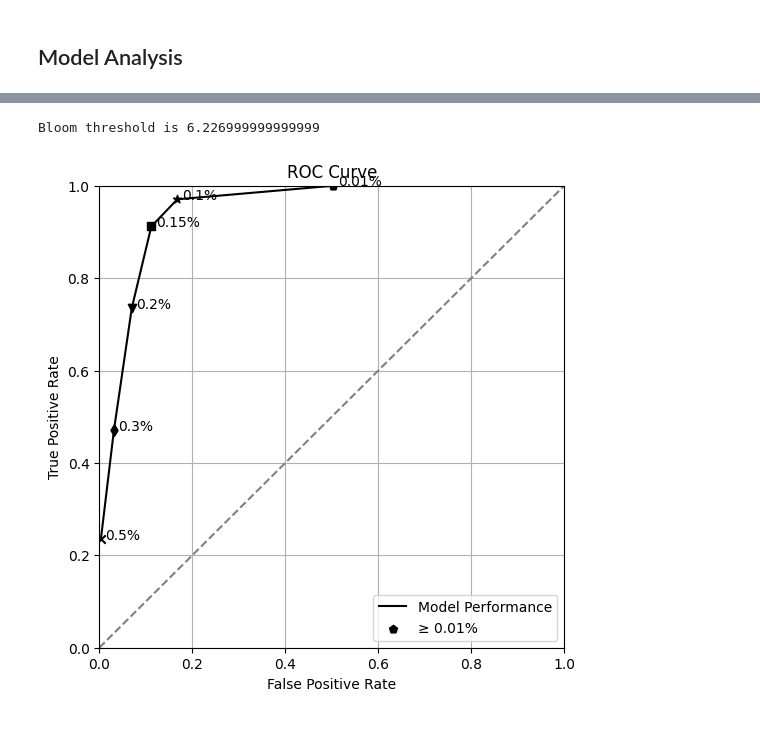
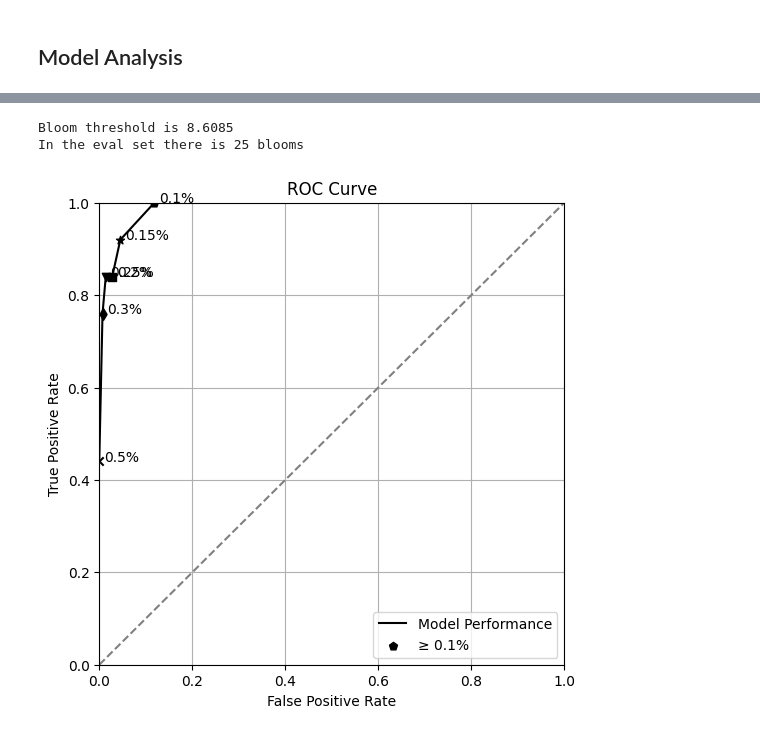
Before and after one commit to aparaselli/HAB-Prediction-Research, a Jupyter notebook: Code/model_analysis.ipynb, the cells around one changed output, grey strips where cells are left out. Saved outputs shown, nothing was run; the diff lists cells and outputs as text; code cells hidden in the pictures.

```diff
--- a/Code/model_analysis.ipynb
+++ b/Code/model_analysis.ipynb
@@ -37,8 +37,8 @@ warnings.filterwarnings("ignore",
     message="A worker stopped while some jobs were given to the executor.",
     module="joblib.externals.loky.process_executor")
 # %%
-data_path = "Data/data_w_gaps_and_wind.csv"
-model_path = "Results/100_sample_baseline_models.csv"
+data_path = "Data/d1carter_data_w_gaps.csv"
+model_path = "800_sample_bioluminescent_carter_models.csv"
 # %%
 def str_to_list(s):
     s = s.replace('nan', 'null')  # Replace 'nan' with 'null' for JSON compatibility
@@ -85,7 +85,7 @@ def clean_data(data_path):
 
 data = clean_data(data_path)
 parameters = process_parameters(model_path)
-target = 'Avg_Chloro'
+target = 'Lingulodinium_polyedra'
 parameters
 # %% [output]
 |  | Unnamed: 0 | target | columns | E | theta | rho | rmse | pred |
@@ -163,37 +176,39 @@ def ensemble_binary_bloom(parameters_df,n=100,p=0.1,samp=1,bloom_thresh=np.perce
     return sum > (n*p)
 # %%
 #plot ROC for various sensitivities
-bloom_thresh = np.percentile(data[target].iloc[:532],95)
+bloom_thresh = np.percentile(data[target].iloc[:1032],95)
 print(f'Bloom threshold is {bloom_thresh}')
 results = ensemble_binary_bloom(parameters,samp=1,p=0.1,bloom_thresh=bloom_thresh)
 observations = data[target].iloc[-1*len(results):] > bloom_thresh
-p_list = [0.01,0.1,0.15,0.2,0.3,0.5]
-samp = 2
+print(f'In the eval set there is {sum(observations)} blooms')
+p_list = [0.1,0.15,0.2,0.25,0.3,0.5]
+samp = 4
 num_models = 300
 TP_list = []
 FP_list = []
 for p in p_list:
     results = ensemble_binary_bloom(parameters,samp=samp,p=p,bloom_thresh=bloom_thresh,n=num_models)
     eval = eval_ensemble(observations, results)
     TP_list.append(eval[1])
     FP_list.append(eval[2])
 
 markers = ['p', '*', 's', 'v', 'd', 'x']
 plt.figure(figsize=(6,6))
 plt.plot(FP_list, TP_list, linestyle='-', color='black', marker='None', label="Model Performance")
 
 for i, (fp, tp, p, marker) in enumerate(zip(FP_list, TP_list, p_list, markers)):
     plt.scatter(fp, tp, marker=marker, color='black', label=f"≥ {p}%" if i == 0 else "")
     plt.text(fp + 0.01, tp, f"{p}%", fontsize=10)
 plt.plot([0, 1], [0, 1], linestyle="--", color="gray")
 plt.xlabel("False Positive Rate")
 plt.ylabel("True Positive Rate")
 plt.xlim(0, 1)
 plt.ylim(0, 1)
 plt.legend()
 plt.grid()
 plt.title("ROC Curve")
 plt.show()
 # %% [output]
-Bloom threshold is 6.226999999999999
+Bloom threshold is 8.6085
+In the eval set there is 25 blooms
-[figure, old version]
+[figure, new version]
```
Also changed, not shown: parts of 2 cells of this notebook, 3 other files.
